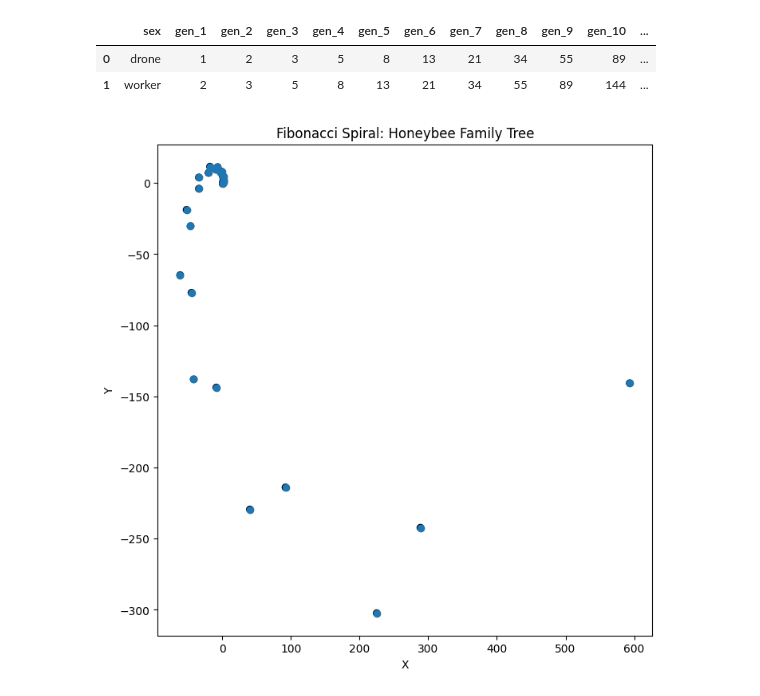
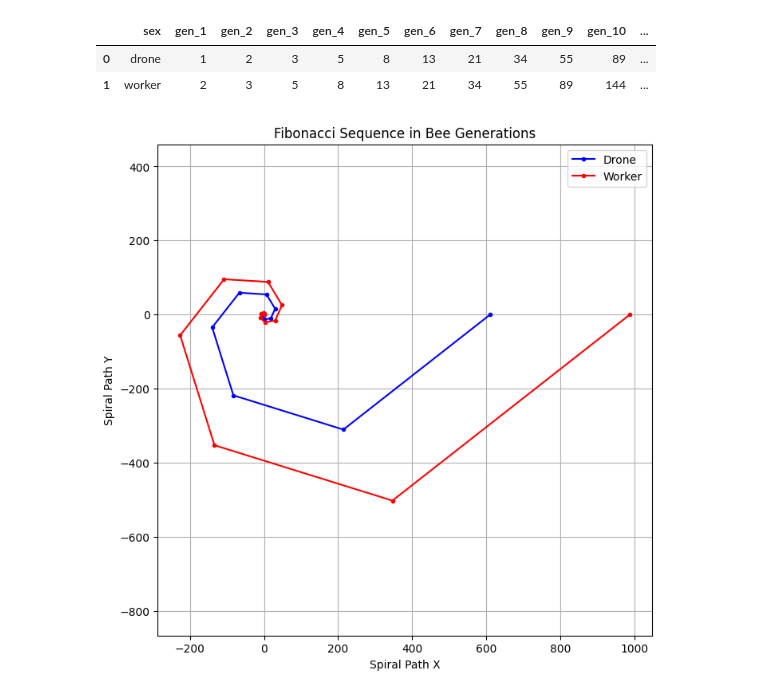
Before and after one commit to erincameron11/the-art-in-numbers, a Jupyter notebook: fibonacci.ipynb, the cells around one changed output. Drawn from its saved outputs; the diff is of its cells as text; code cells hidden in the pictures.

Commit message:
fibonacci plot edits

```diff
--- a/fibonacci.ipynb
+++ b/fibonacci.ipynb
@@ -17,16 +26,43 @@ display(df)
 |  | sex | gen_1 | gen_2 | gen_3 | gen_4 | gen_5 | gen_6 | gen_7 | gen_8 | gen_9 | gen_10 | ... |
 | 0 | drone | 1 | 2 | 3 | 5 | 8 | 13 | 21 | 34 | 55 | 89 | ... |
 | 1 | worker | 2 | 3 | 5 | 8 | 13 | 21 | 34 | 55 | 89 | 144 | ... |
-# %%
-# Determine the x and y coordinate values by locating Fibonacci numbers for male and female bees (drone and worker)
-fibonacci_drone = df.loc[df['sex'] == 'drone'].iloc[0, 1:].values
-fibonacci_worker = df.loc[df['sex'] == 'worker'].iloc[0, 1:].values
-
-
-plt.title("Fibonacci Spiral: Honeybee Family Tree")
-plt.xlabel("X")
-plt.ylabel("Y")
-plt.scatter(x, y)
-plt.show()
-# %% [output]
-[figure, removed]
+# %%
+# Determine the x and y coordinate values by locating Fibonacci numbers for male and female bees (drone and worker)
+fibonacci_drone = df.loc[df['sex'] == 'drone'].iloc[0, 1:].values
+fibonacci_worker = df.loc[df['sex'] == 'worker'].iloc[0, 1:].values
+
+# Find the number of generations
+generations = len(fibonacci_drone)
+
+# Create an angle (theta) for the spiral
+theta = np.linspace(0, 4 * np.pi, generations)
+
+# Create the radius for drone and worker spirals from the Fibonacci data
+r_drone = np.array(fibonacci_drone)
+r_worker = np.array(fibonacci_worker)
+
+# Create the x, y coordinates for the drone and worker spirals
+x_drone = r_drone * np.cos(theta)
+y_drone = r_drone * np.sin(theta)
+
+x_worker = r_worker * np.cos(theta)
+y_worker = r_worker * np.sin(theta)
+
+# Plot the spirals
+plt.figure(figsize=(8, 8))
+plt.plot(x_drone, y_drone, label="Drone", color="blue", marker='o', markersize=3)
+plt.plot(x_worker, y_worker, label="Worker", color="red", marker='o', markersize=3)
+
+# Customize plot
+plt.title("Fibonacci Sequence in Bee Generations")
+plt.xlabel("Spiral Path X")
+plt.ylabel("Spiral Path Y")
+plt.grid(True)
+# Ensure the aspect ratio is equal for the spiral
+plt.axis('equal')
+
+# Show the plot
+plt.legend()
+plt.show()
+# %% [output]
+[figure, added]
```
Also changed, not shown: parts of 1 cell of this notebook, 1 other file.
